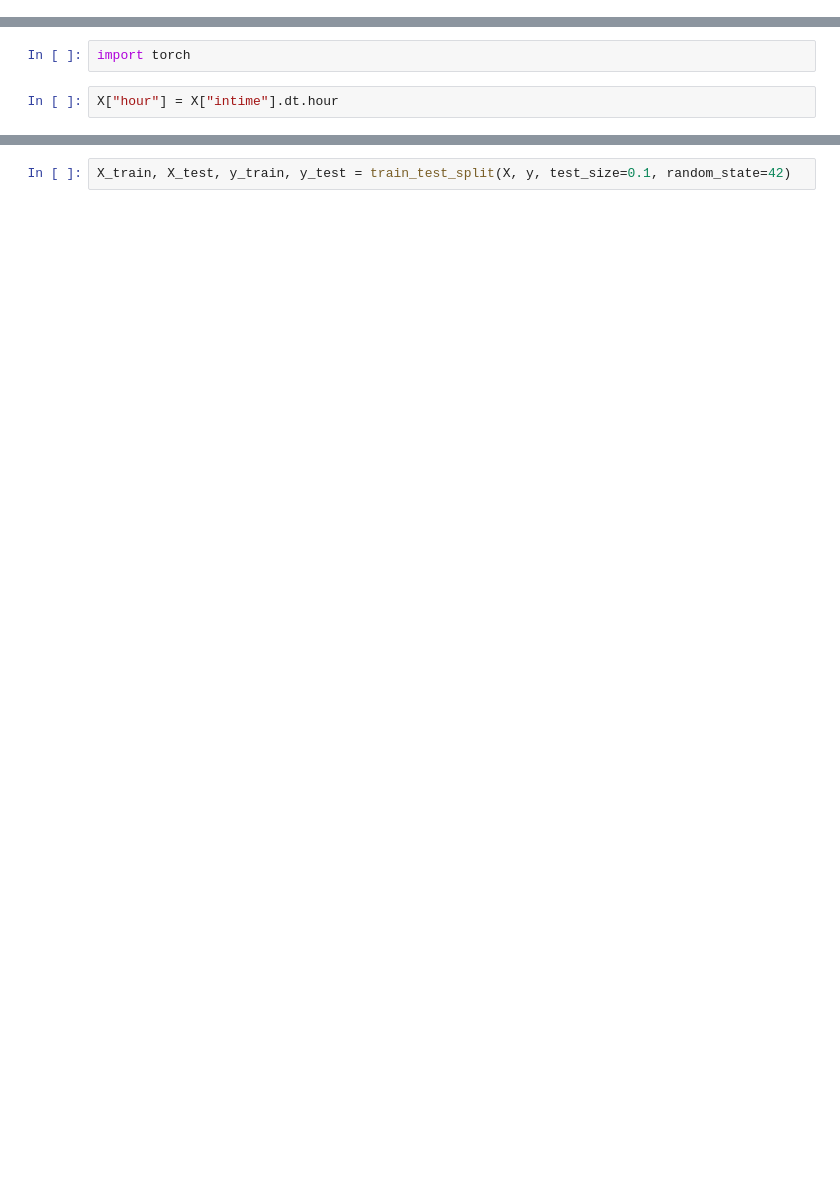
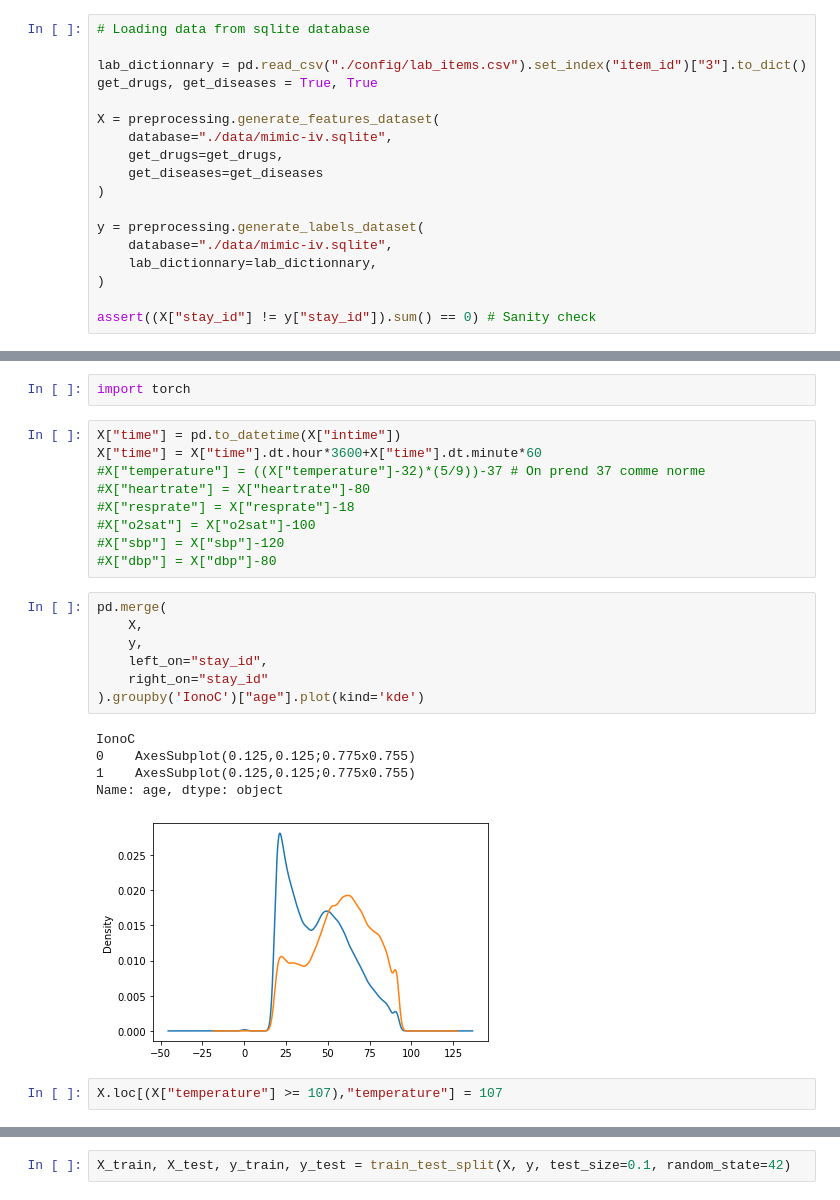
Before and after one commit to alibell/biologyOrderPredictor, a Jupyter notebook: 1_Prototype_MLP.ipynb, the cells around one changed output, grey strips where cells are left out. Drawn from its saved outputs; the diff is of its cells as text; blank space fills up the shorter version.

```diff
--- a/1_Prototype_MLP.ipynb
+++ b/1_Prototype_MLP.ipynb
@@ -6,2 +5,20 @@ y = pd.read_parquet("./data/labels.parquet")
+# %%
+# Loading data from sqlite database
+
+lab_dictionnary = pd.read_csv("./config/lab_items.csv").set_index("item_id")["3"].to_dict()
+get_drugs, get_diseases = True, True
+
+X = preprocessing.generate_features_dataset(
+    database="./data/mimic-iv.sqlite",
+    get_drugs=get_drugs,
+    get_diseases=get_diseases
+)
+
+y = preprocessing.generate_labels_dataset(
+    database="./data/mimic-iv.sqlite",
+    lab_dictionnary=lab_dictionnary,
+)
+
+assert((X["stay_id"] != y["stay_id"]).sum() == 0) # Sanity check
 # %%
 from sklearn.model_selection import train_test_split
@@ -17,5 +34,27 @@ from sklearn.feature_extraction.text import CountVectorizer, TfidfTransformer
 from matplotlib import pyplot as plt
 # %%
 import torch
-# %%
-X["hour"] = X["intime"].dt.hour
+# %%
+X["time"] = pd.to_datetime(X["intime"])
+X["time"] = X["time"].dt.hour*3600+X["time"].dt.minute*60
+#X["temperature"] = ((X["temperature"]-32)*(5/9))-37 # On prend 37 comme norme
+#X["heartrate"] = X["heartrate"]-80
+#X["resprate"] = X["resprate"]-18
+#X["o2sat"] = X["o2sat"]-100
+#X["sbp"] = X["sbp"]-120
+#X["dbp"] = X["dbp"]-80
+# %%
+pd.merge(
+    X,
+    y,
+    left_on="stay_id",
+    right_on="stay_id"
+).groupby('IonoC')["age"].plot(kind='kde')
+# %% [output]
+IonoC
+0    AxesSubplot(0.125,0.125;0.775x0.755)
+1    AxesSubplot(0.125,0.125;0.775x0.755)
+Name: age, dtype: object
+[figure, added]
+# %%
+X.loc[(X["temperature"] >= 107),"temperature"] = 107
```
Also changed, not shown: parts of 38 cells of this notebook, 2 other files.
